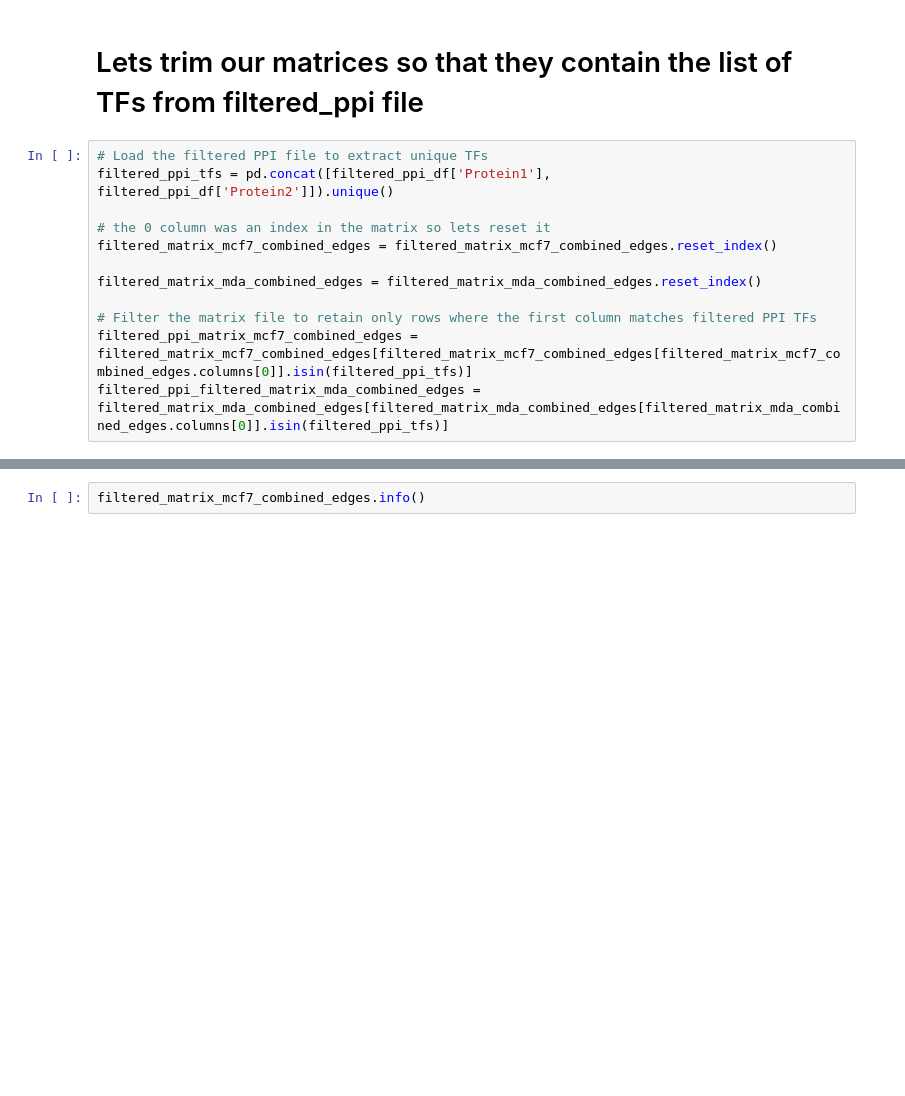
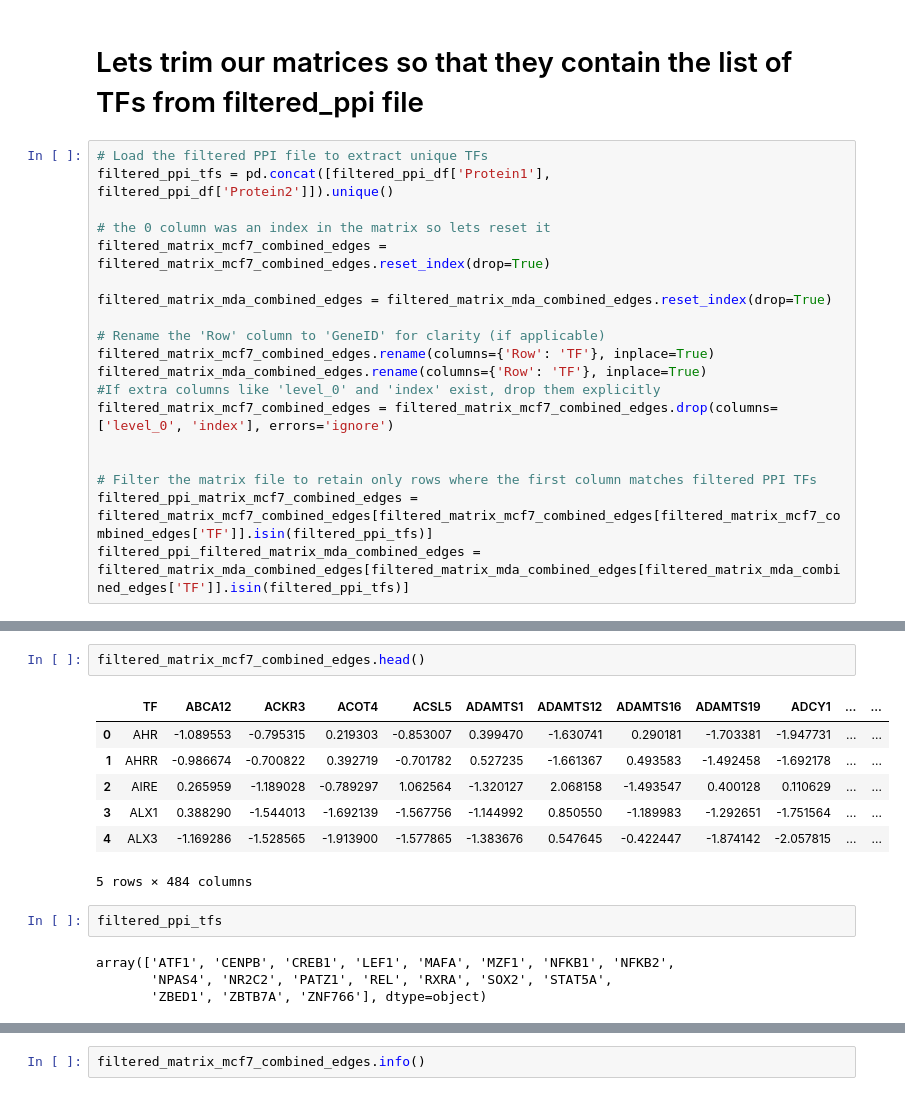
Before and after one commit to Guliko24/NetZoo_network, a Jupyter notebook: GRN_22_MCF7_vs_MDA-MB231_BrCA_TF_list.ipynb, the cells around one changed output, grey strips where cells are left out. Cells and saved outputs as stored; diff of their text form; blank space fills up the shorter version.

```diff
--- a/GRN_22_MCF7_vs_MDA-MB231_BrCA_TF_list.ipynb
+++ b/GRN_22_MCF7_vs_MDA-MB231_BrCA_TF_list.ipynb
@@ -679,10 +607,17 @@ we also have filtered_matrix_mcf7_combined_edges.info() and filtered_matrix_mda_
 filtered_ppi_tfs = pd.concat([filtered_ppi_df['Protein1'], filtered_ppi_df['Protein2']]).unique()
 
 # the 0 column was an index in the matrix so lets reset it
-filtered_matrix_mcf7_combined_edges = filtered_matrix_mcf7_combined_edges.reset_index()
+filtered_matrix_mcf7_combined_edges = filtered_matrix_mcf7_combined_edges.reset_index(drop=True)
 
-filtered_matrix_mda_combined_edges = filtered_matrix_mda_combined_edges.reset_index()
+filtered_matrix_mda_combined_edges = filtered_matrix_mda_combined_edges.reset_index(drop=True)
+
+# Rename the 'Row' column to 'GeneID' for clarity (if applicable)
+filtered_matrix_mcf7_combined_edges.rename(columns={'Row': 'TF'}, inplace=True)
+filtered_matrix_mda_combined_edges.rename(columns={'Row': 'TF'}, inplace=True)
+#If extra columns like 'level_0' and 'index' exist, drop them explicitly
+filtered_matrix_mcf7_combined_edges = filtered_matrix_mcf7_combined_edges.drop(columns=['level_0', 'index'], errors='ignore')
+
 
 # Filter the matrix file to retain only rows where the first column matches filtered PPI TFs
-filtered_ppi_matrix_mcf7_combined_edges = filtered_matrix_mcf7_combined_edges[filtered_matrix_mcf7_combined_edges[filtered_matrix_mcf7_combined_edges.columns[0]].isin(filtered_ppi_tfs)]
-filtered_ppi_filtered_matrix_mda_combined_edges = filtered_matrix_mda_combined_edges[filtered_matrix_mda_combined_edges[filtered_matrix_mda_combined_edges.columns[0]].isin(filtered_ppi_tfs)]
+filtered_ppi_matrix_mcf7_combined_edges = filtered_matrix_mcf7_combined_edges[filtered_matrix_mcf7_combined_edges[filtered_matrix_mcf7_combined_edges['TF']].isin(filtered_ppi_tfs)]
+filtered_ppi_filtered_matrix_mda_combined_edges = filtered_matrix_mda_combined_edges[filtered_matrix_mda_combined_edges[filtered_matrix_mda_combined_edges['TF']].isin(filtered_ppi_tfs)]
@@ -689,3 +633,19 @@ filtered_ppi_filtered_matrix_mda_combined_edges = filtered_matrix_mda_combined_e
+# %%
+filtered_matrix_mcf7_combined_edges.head()
+# %% [output]
+|  | TF | ABCA12 | ACKR3 | ACOT4 | ACSL5 | ADAMTS1 | ADAMTS12 | ADAMTS16 | ADAMTS19 | ADCY1 | ... | ... |
+| 0 | AHR | -1.089553 | -0.795315 | 0.219303 | -0.853007 | 0.399470 | -1.630741 | 0.290181 | -1.703381 | -1.947731 | ... | ... |
+| 1 | AHRR | -0.986674 | -0.700822 | 0.392719 | -0.701782 | 0.527235 | -1.661367 | 0.493583 | -1.492458 | -1.692178 | ... | ... |
+| 2 | AIRE | 0.265959 | -1.189028 | -0.789297 | 1.062564 | -1.320127 | 2.068158 | -1.493547 | 0.400128 | 0.110629 | ... | ... |
+| 3 | ALX1 | 0.388290 | -1.544013 | -1.692139 | -1.567756 | -1.144992 | 0.850550 | -1.189983 | -1.292651 | -1.751564 | ... | ... |
+| 4 | ALX3 | -1.169286 | -1.528565 | -1.913900 | -1.577865 | -1.383676 | 0.547645 | -0.422447 | -1.874142 | -2.057815 | ... | ... |
+5 rows × 484 columns
+# %%
+filtered_ppi_tfs
+# %% [output]
+array(['ATF1', 'CENPB', 'CREB1', 'LEF1', 'MAFA', 'MZF1', 'NFKB1', 'NFKB2',
+       'NPAS4', 'NR2C2', 'PATZ1', 'REL', 'RXRA', 'SOX2', 'STAT5A',
+       'ZBED1', 'ZBTB7A', 'ZNF766'], dtype=object)
 # %%
 # Convert the NumPy array to a pandas DataFrame
 # Convert the NumPy array to a pandas DataFrame
```
Also changed, not shown: parts of 18 cells of this notebook.
